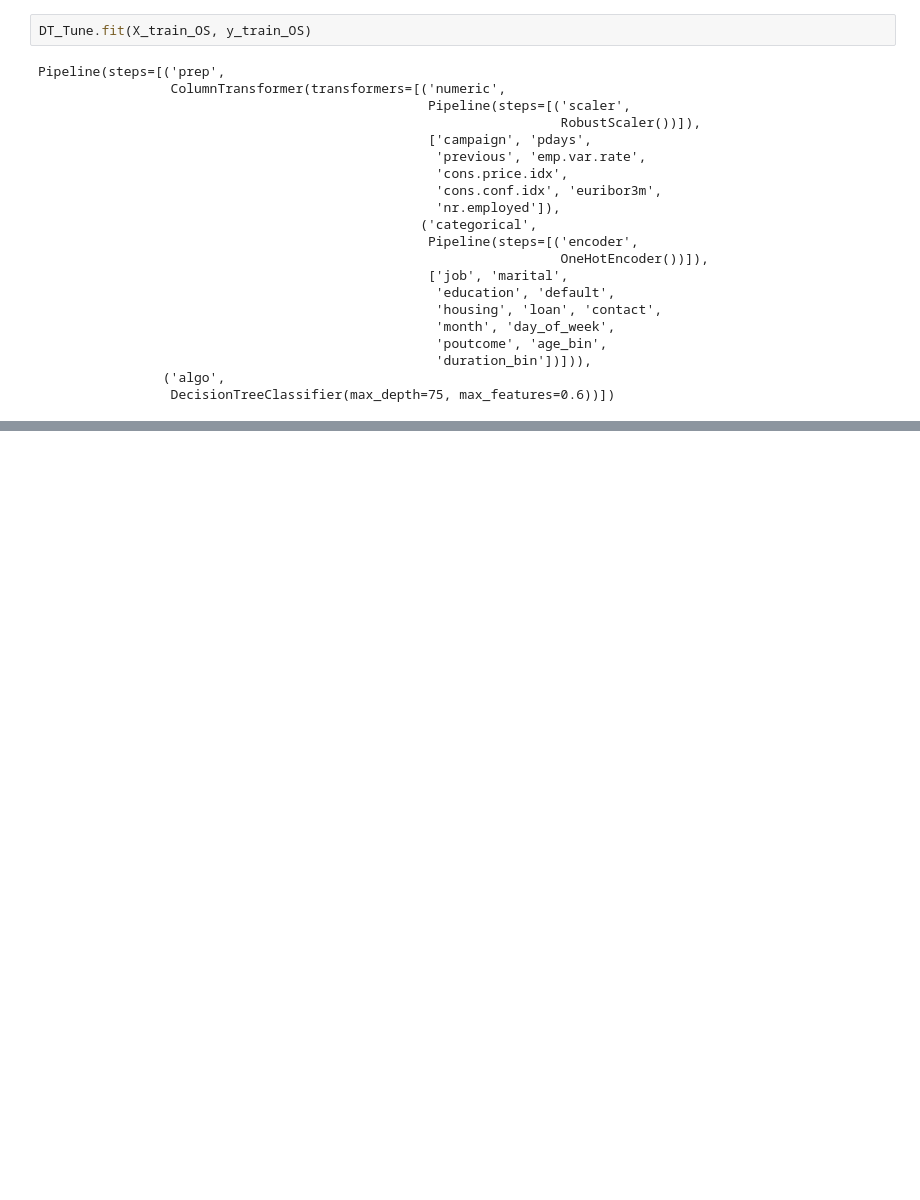
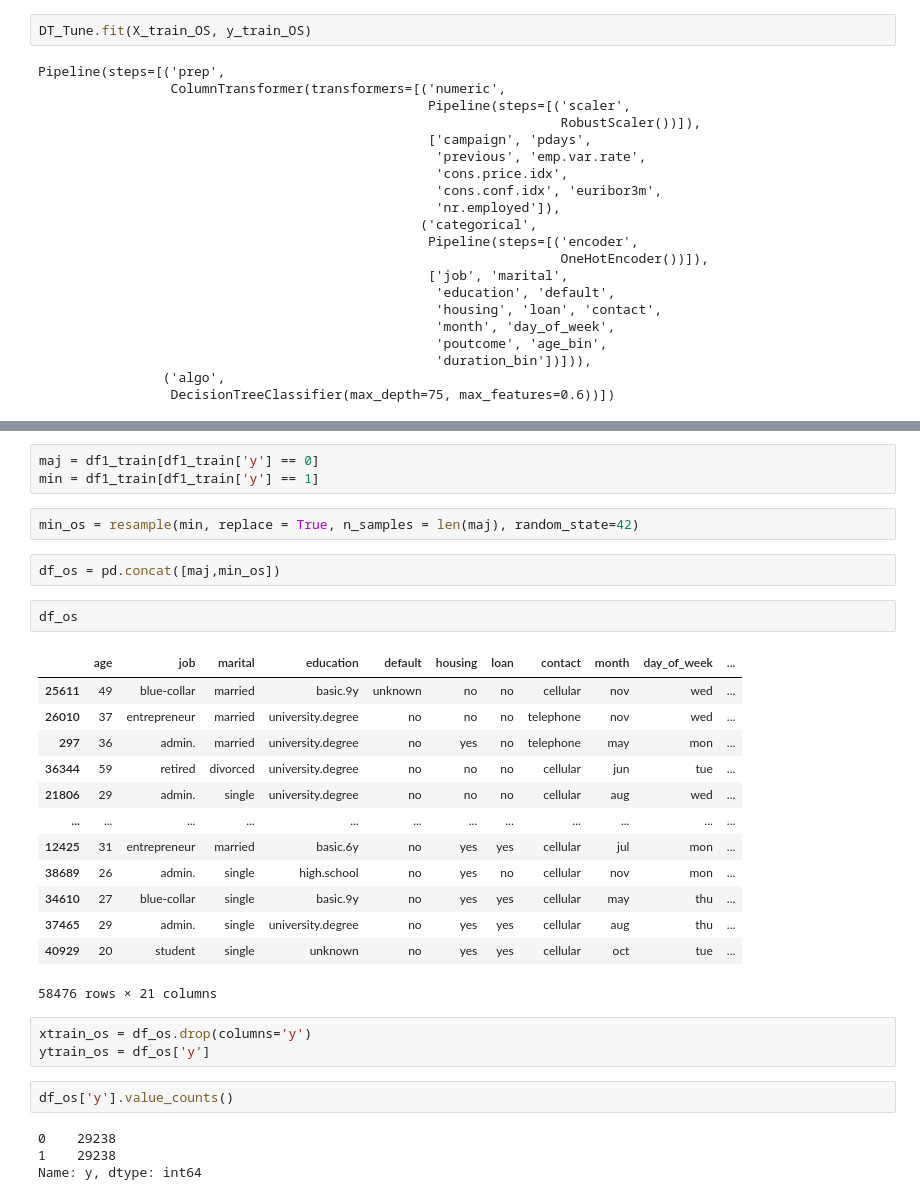
Before and after one commit to abdullahayas123/Tes-Model-Marketing-Scipy, a Jupyter notebook: Model_tes_DT.ipynb, the cells around one changed output, grey strips where cells are left out. Saved outputs shown, nothing was run; the diff lists cells and outputs as text; blank space fills up the shorter version.

```diff
--- a/Model_tes_DT.ipynb
+++ b/Model_tes_DT.ipynb
@@ -994,0 +1067,32 @@ Confusion matrix data test DT Tuning best estimator
+# %%
+maj = df1_train[df1_train['y'] == 0]
+min = df1_train[df1_train['y'] == 1]
+# %%
+min_os = resample(min, replace = True, n_samples = len(maj), random_state=42)
+# %%
+df_os = pd.concat([maj,min_os])
+# %%
+df_os
+# %% [output]
+|  | age | job | marital | education | default | housing | loan | contact | month | day_of_week | ... |
+| 25611 | 49 | blue-collar | married | basic.9y | unknown | no | no | cellular | nov | wed | ... |
+| 26010 | 37 | entrepreneur | married | university.degree | no | no | no | telephone | nov | wed | ... |
+| 297 | 36 | admin. | married | university.degree | no | yes | no | telephone | may | mon | ... |
+| 36344 | 59 | retired | divorced | university.degree | no | no | no | cellular | jun | tue | ... |
+| 21806 | 29 | admin. | single | university.degree | no | no | no | cellular | aug | wed | ... |
+| ... | ... | ... | ... | ... | ... | ... | ... | ... | ... | ... | ... |
+| 12425 | 31 | entrepreneur | married | basic.6y | no | yes | yes | cellular | jul | mon | ... |
+| 38689 | 26 | admin. | single | high.school | no | yes | no | cellular | nov | mon | ... |
+| 34610 | 27 | blue-collar | single | basic.9y | no | yes | yes | cellular | may | thu | ... |
+| 37465 | 29 | admin. | single | university.degree | no | yes | yes | cellular | aug | thu | ... |
+| 40929 | 20 | student | single | unknown | no | yes | yes | cellular | oct | tue | ... |
+58476 rows × 21 columns
+# %%
+xtrain_os = df_os.drop(columns='y')
+ytrain_os = df_os['y']
+# %%
+df_os['y'].value_counts()
+# %% [output]
+0    29238
+1    29238
+Name: y, dtype: int64
```
Also changed, not shown: parts of 36 cells of this notebook.
